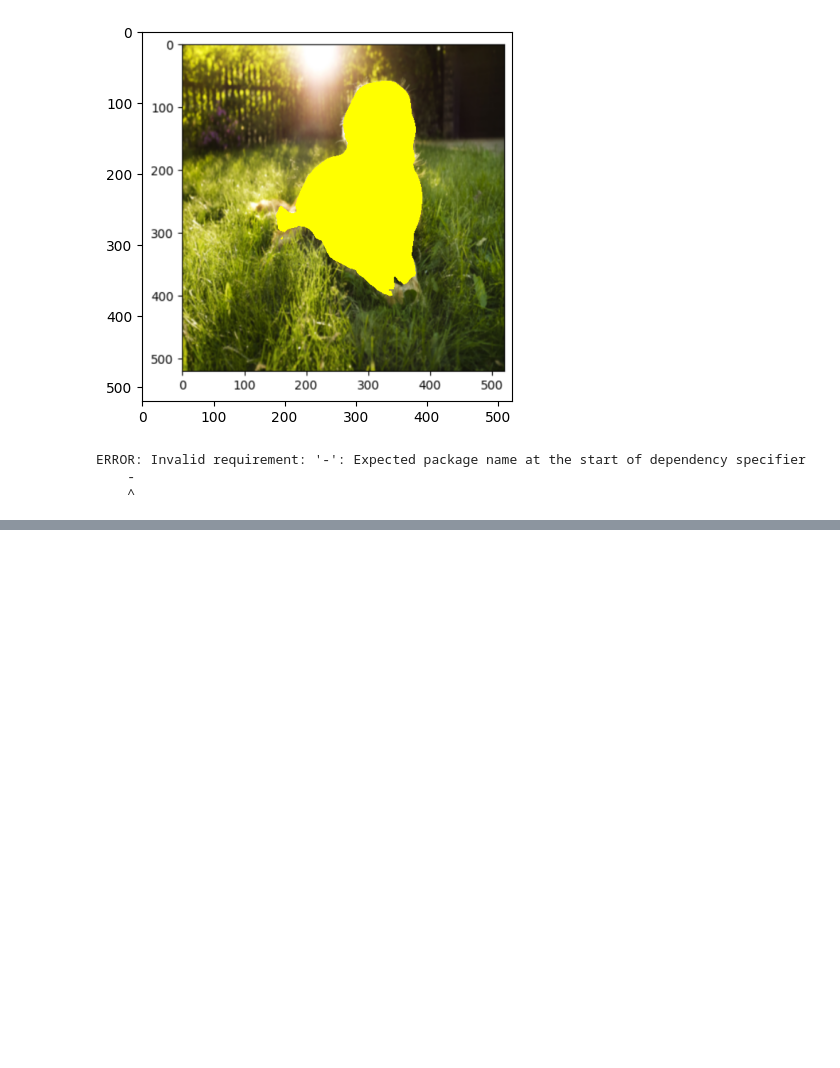
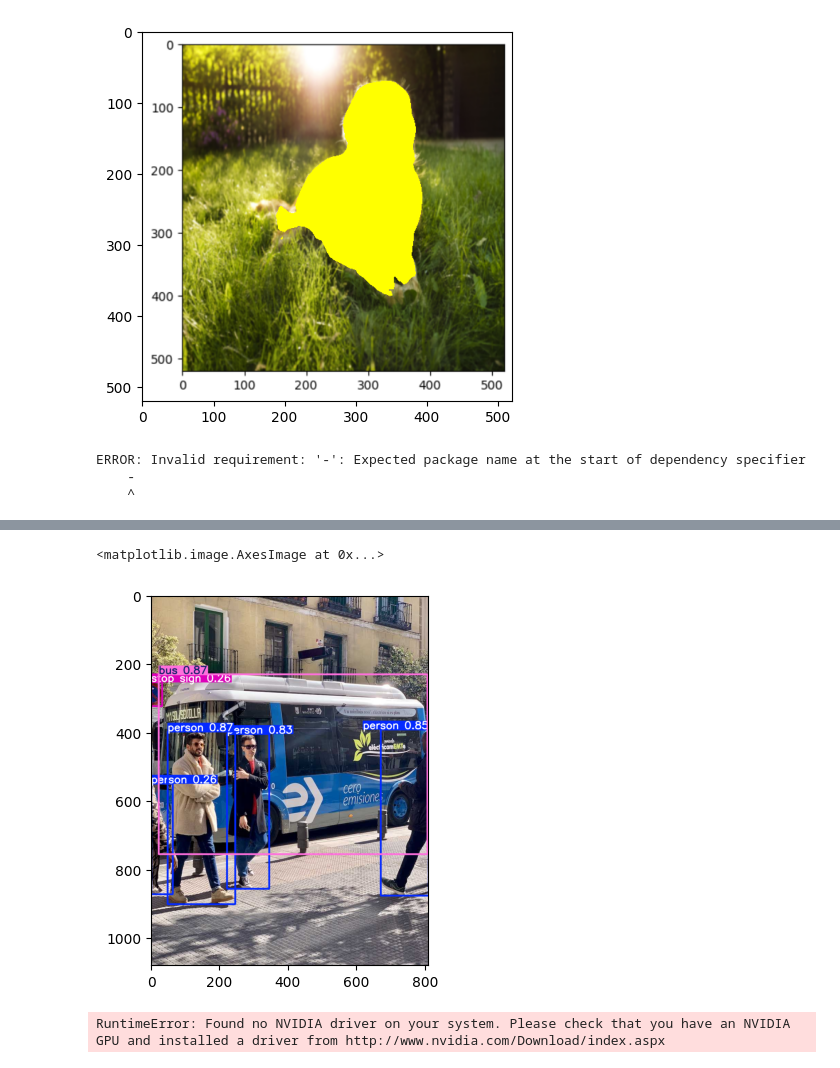
Before and after one commit to HromovAndrey/-Tu_kill_the_time, a Jupyter notebook: Untitled14.ipynb, the cells around one changed output, grey strips where cells are left out. Drawn from its saved outputs; the diff is of its cells as text; code cells hidden in the pictures; blank space fills up the shorter version.

```diff
--- a/Untitled14.ipynb
+++ b/Untitled14.ipynb
@@ -121,10 +141,10 @@ ERROR: Invalid requirement: '-': Expected package name at the start of dependenc
 # %%
 from ultralytics import YOLO
 
+# Загружаем модель YOLOv8
 model = YOLO('yolov8n.pt')
 
-result = model.predicts(source='https://ultralytics.com/images/bus.jpg',
-                        conf = 0.2,
-                        iou=0.7)
+# Делаем предсказание
+result = model.predict(source='https://ultralytics.com/images/bus.jpg', conf=0.2, iou=0.7)
 result = result[0]
 # %% [output]
@@ -131,0 +174,8 @@ ModuleNotFoundError: No module named 'ultralytics'
+# %%
+img_with_detection = result.plot(filename='result.png',
+                                 save=True)
+# %%
+plt.imshow(img_with_detection[:, :, ::-1])
+# %% [output]
+<matplotlib.image.AxesImage at 0x...>
+[figure, added]
@@ -131,0 +184,8 @@ ModuleNotFoundError: No module named 'ultralytics'
+# %%
+from diffusers import DiffusionPipeline
+
+generator = DiffusionPipeline.from_pretrained("anton-l/ddpm-butterflies-128").to('cuda')
+image = generator(num_inference_steps=100).images[0]
+image
+# %% [output]
+RuntimeError: Found no NVIDIA driver on your system. Please check that you have an NVIDIA GPU and installed a driver from http://www.nvidia.com/Download/index.aspx
```
Also changed, not shown: parts of 4 cells of this notebook.
